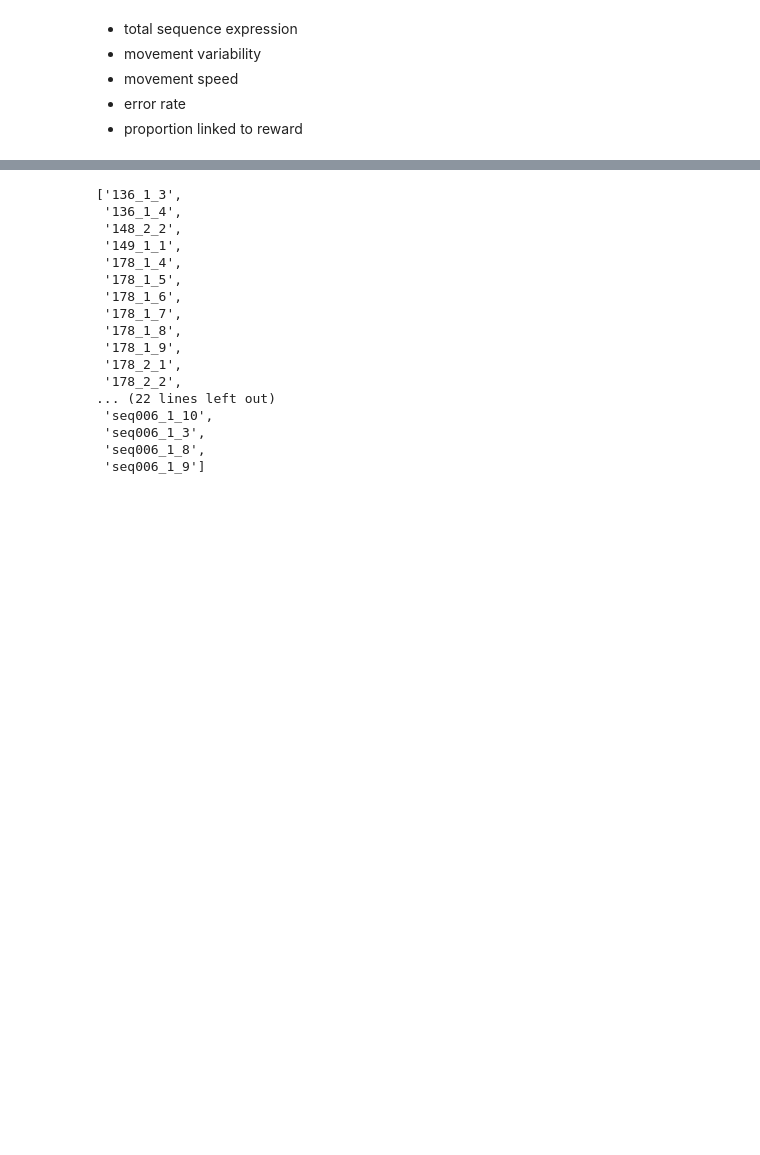
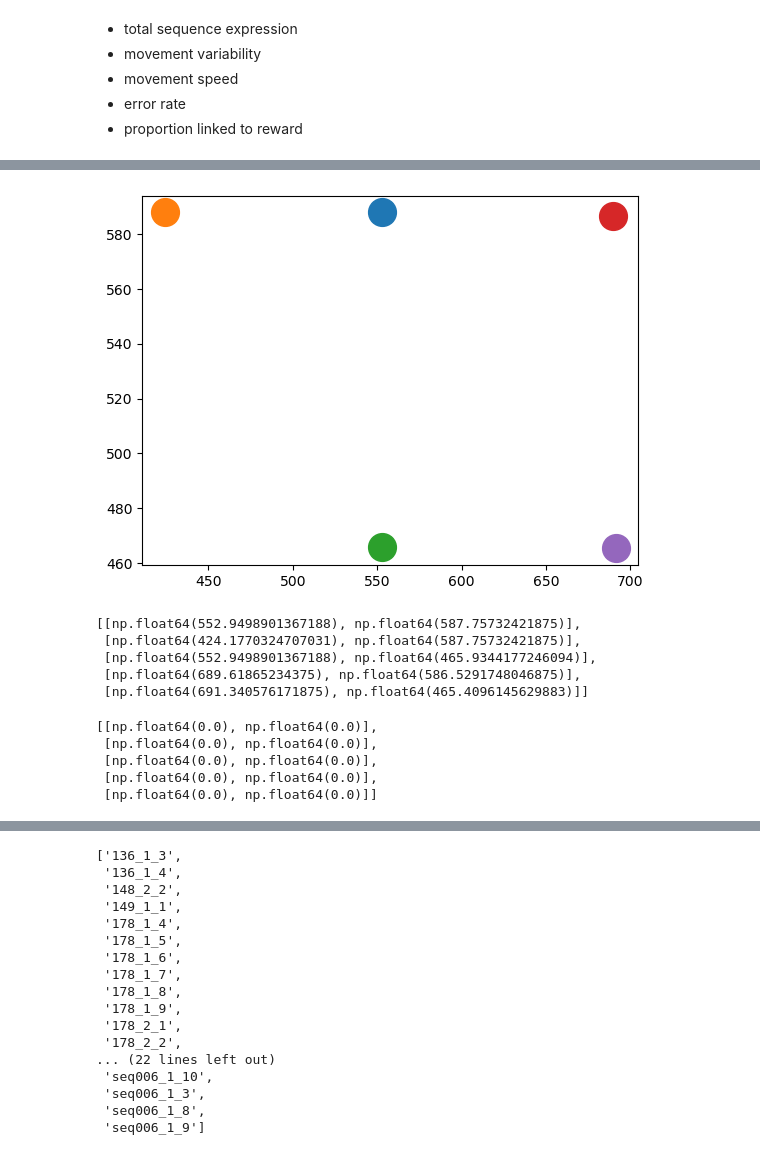
Before and after one commit to EmmettJT/sequences_analyse_PPSeq, a Jupyter notebook: revision_analysis/prioritisation_analysis/behaviour_sleep_link/1_bts_extract_behavioural_features.ipynb, the cells around one changed output, grey strips where cells are left out. Cells and saved outputs as stored; diff of their text form; code cells hidden in the pictures; blank space fills up the shorter version.

```diff
--- a/revision_analysis/prioritisation_analysis/behaviour_sleep_link/1_bts_extract_behavioural_features.ipynb
+++ b/revision_analysis/prioritisation_analysis/behaviour_sleep_link/1_bts_extract_behavioural_features.ipynb
@@ -1017,0 +1042,23 @@ UnboundLocalError: local variable 'task_tracking_csv' referenced before assignme
+# %%
+    if 'epoch' in list(camera_timestamps_df):
+        task_mask = camera_timestamps_df.epoch == 'task'
+
+        # find task relevant tracking periods, extract times mouse is close to each behavioural port
+        threshold_breaks,port_centroids,current_x,current_y,radius_used = find_task_relevant_tracking_points(back_head_centre_df[task_mask],p1[task_mask],p2[task_mask],p3[task_mask],p4[task_mask],p5[task_mask],radius = 45)
+    else:
+        # find task relevant tracking periods, extract times mouse is close to each behavioural port
+        threshold_breaks,port_centroids,current_x,current_y,radius_used = find_task_relevant_tracking_points(back_head_centre_df,p1,p2,p3,p4,p5,radius = 45)
+# %%
+for i,port in enumerate(port_centroids):
+    plt.plot(port[0], port[1], 'o', markersize=20, label = i)
+# plt.legend()
+# %% [output]
+[figure, added]
+# %%
+port_centroids
+# %% [output]
+[[np.float64(552.9498901367188), np.float64(587.75732421875)],
+ [np.float64(424.1770324707031), np.float64(587.75732421875)],
+ [np.float64(552.9498901367188), np.float64(465.9344177246094)],
+ [np.float64(689.61865234375), np.float64(586.5291748046875)],
+ [np.float64(691.340576171875), np.float64(465.4096145629883)]]
@@ -1017,0 +1121,8 @@ UnboundLocalError: local variable 'task_tracking_csv' referenced before assignme
+# %%
+tracking[start::]
+# %% [output]
+[[np.float64(0.0), np.float64(0.0)],
+ [np.float64(0.0), np.float64(0.0)],
+ [np.float64(0.0), np.float64(0.0)],
+ [np.float64(0.0), np.float64(0.0)],
+ [np.float64(0.0), np.float64(0.0)]]
```
Also changed, not shown: parts of 9 cells of this notebook, 2 other files.
